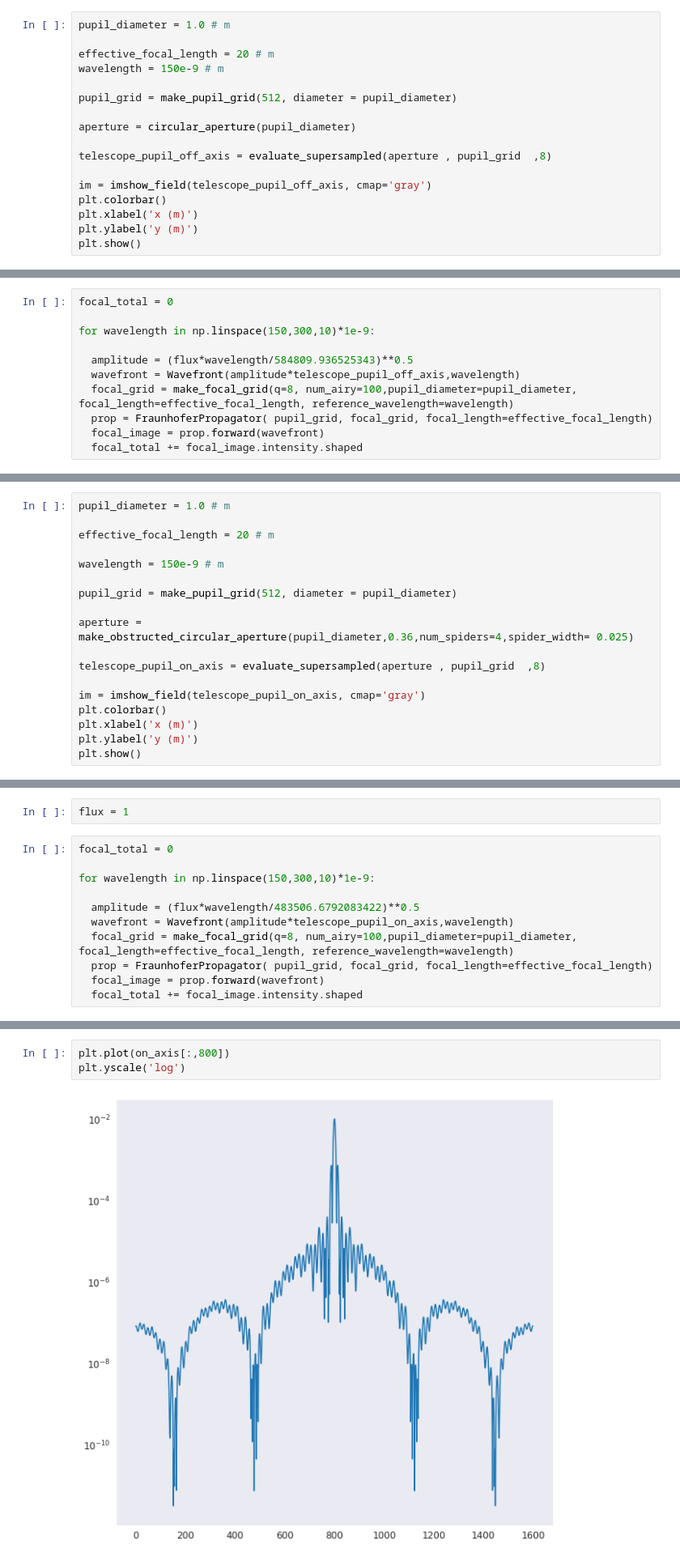
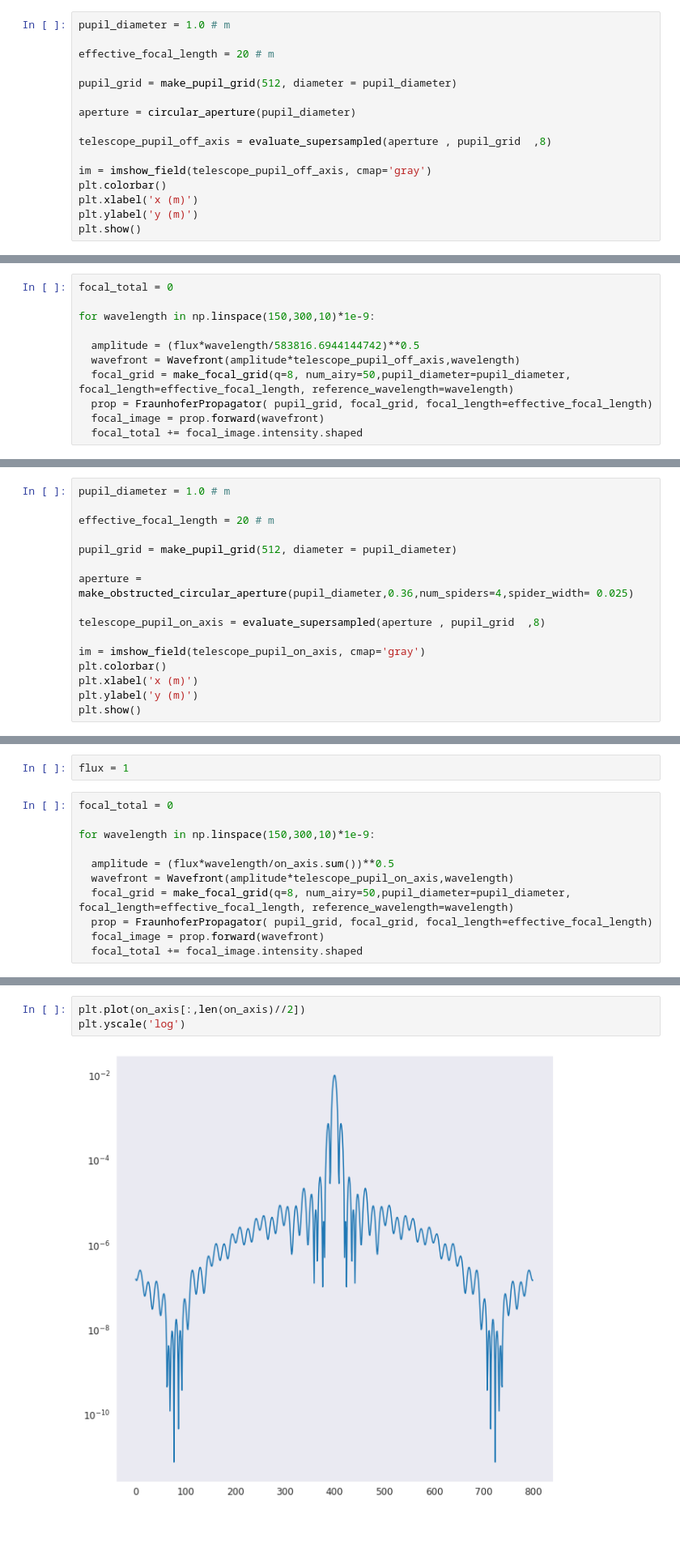
Before and after one commit to Jack3690/INSIST, a Jupyter notebook: PSF_Simulator.ipynb, the cells around one changed output, grey strips where cells are left out. Shown at 81% size. Drawn from its saved outputs; the diff is of its cells as text; blank space fills up the shorter version.

```diff
--- a/PSF_Simulator.ipynb
+++ b/PSF_Simulator.ipynb
@@ -794,7 +861,6 @@ ax.invert_xaxis()
 pupil_diameter = 1.0 # m
 
 effective_focal_length = 20 # m
-wavelength = 150e-9 # m
 
 pupil_grid = make_pupil_grid(512, diameter = pupil_diameter)
 
@@ -816,9 +882,9 @@ focal_total = 0
 
 for wavelength in np.linspace(150,300,10)*1e-9:
 
-  amplitude = (flux*wavelength/584809.936525343)**0.5
+  amplitude = (flux*wavelength/583816.6944144742)**0.5
   wavefront = Wavefront(amplitude*telescope_pupil_off_axis,wavelength)
-  focal_grid = make_focal_grid(q=8, num_airy=100,pupil_diameter=pupil_diameter, focal_length=effective_focal_length, reference_wavelength=wavelength)
+  focal_grid = make_focal_grid(q=8, num_airy=50,pupil_diameter=pupil_diameter, focal_length=effective_focal_length, reference_wavelength=wavelength)
   prop = FraunhoferPropagator( pupil_grid, focal_grid, focal_length=effective_focal_length)
   focal_image = prop.forward(wavefront)
   focal_total += focal_image.intensity.shaped
@@ -845,8 +916,6 @@ hdul.writeto(f'on_axis_v2.fits',overwrite=True)
 pupil_diameter = 1.0 # m
 
 effective_focal_length = 20 # m
-
-wavelength = 150e-9 # m
 
 pupil_grid = make_pupil_grid(512, diameter = pupil_diameter)
 
@@ -868,9 +937,9 @@ focal_total = 0
 
 for wavelength in np.linspace(150,300,10)*1e-9:
 
-  amplitude = (flux*wavelength/483506.6792083422)**0.5
+  amplitude = (flux*wavelength/on_axis.sum())**0.5
   wavefront = Wavefront(amplitude*telescope_pupil_on_axis,wavelength)
-  focal_grid = make_focal_grid(q=8, num_airy=100,pupil_diameter=pupil_diameter, focal_length=effective_focal_length, reference_wavelength=wavelength)
+  focal_grid = make_focal_grid(q=8, num_airy=50,pupil_diameter=pupil_diameter, focal_length=effective_focal_length, reference_wavelength=wavelength)
   prop = FraunhoferPropagator( pupil_grid, focal_grid, focal_length=effective_focal_length)
   focal_image = prop.forward(wavefront)
   focal_total += focal_image.intensity.shaped
@@ -894,5 +963,5 @@ plt.show()
 # %%
-plt.plot(on_axis[:,800])
+plt.plot(on_axis[:,len(on_axis)//2])
 plt.yscale('log')
 # %% [output]
-[figure, old version]
+[figure, new version]
```
Also changed, not shown: parts of 32 cells of this notebook.
